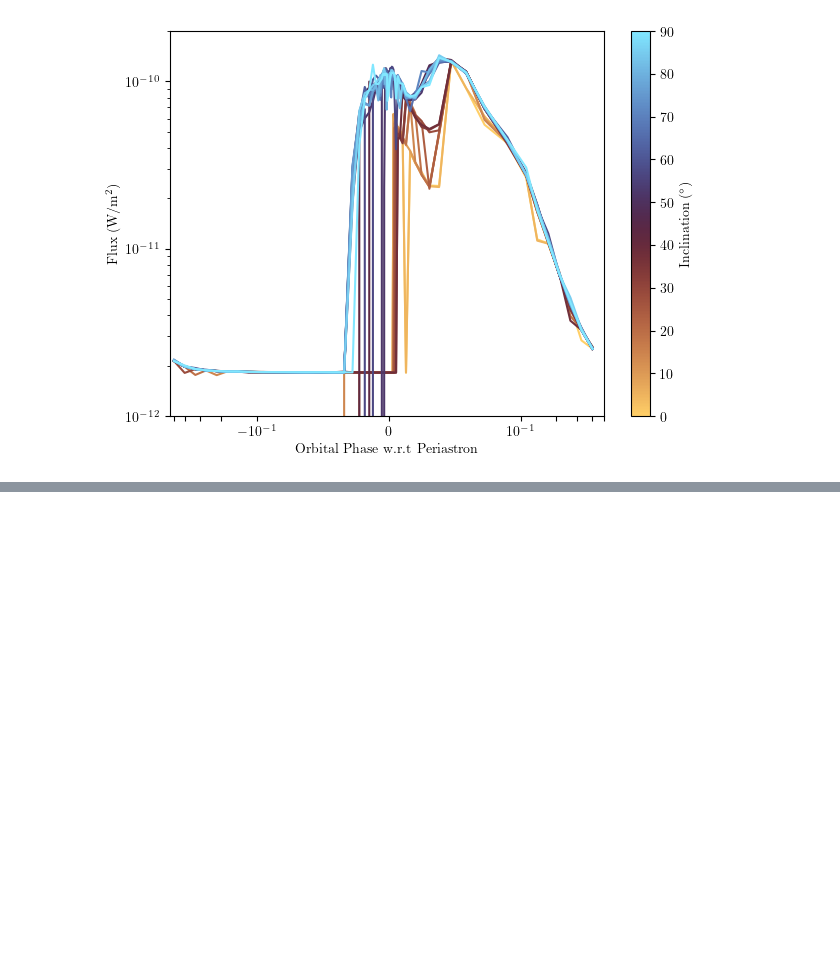
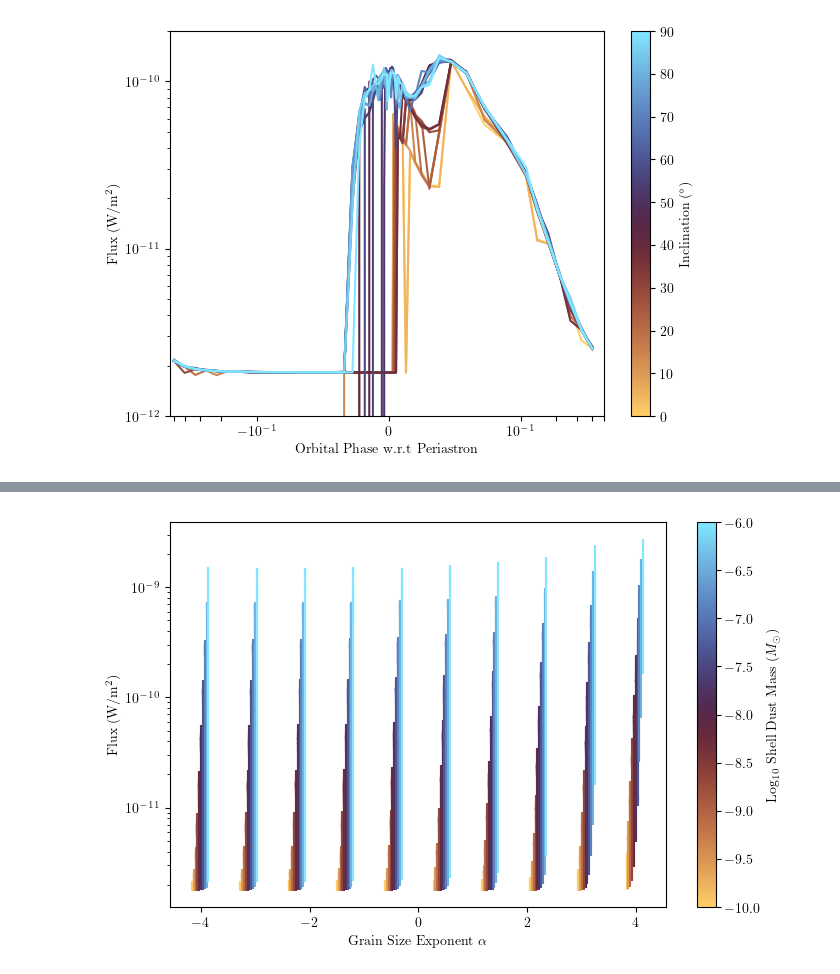
Before and after one commit to ryanwhite1/xenomorph, a Jupyter notebook: grid_runs.ipynb, the cells around one changed output, grey strips where cells are left out. Saved outputs shown, nothing was run; the diff lists cells and outputs as text; code cells hidden in the pictures; blank space fills up the shorter version.

```diff
--- a/grid_runs.ipynb
+++ b/grid_runs.ipynb
@@ -157,0 +194,20 @@ fig.savefig('Images/MRes_Plots/WR140_inclination_grid.pdf', dpi=400, bbox_inches
+# %%
+fig, ax = plt.subplots(figsize=(8, 5))
+
+for i, grain_size in enumerate(dust_parameter_grid['aexp']):
+    for j, dust_mass in enumerate(dust_parameter_grid['dust_mass']):
+        inds = np.where(dust_grid_array[j, i, :] > 0)[0]
+        ydata = dust_grid_array[j, i, inds]
+        ax.plot(np.ones(len(ydata))* grain_size + j/30 - 1/6, ydata, c=colours[j], rasterized=True)
+
+cmappable = ScalarMappable(Normalize(-10, -6))
+cmappable.set_cmap(cmap_name)
+plt.colorbar(cmappable, ax=ax, label=r'Log$_{10}$ Shell Dust Mass ($M_\odot$)')
+
+ax.set(xlabel=r'Grain Size Exponent $\alpha$', ylabel=r'Flux (W/m$^2$)',
+       yscale='log')
+
+fig.savefig('Images/MRes_Plots/Dust-mass-grain-min-max-range-lines.png', dpi=400, bbox_inches='tight')
+fig.savefig('Images/MRes_Plots/Dust-mass-grain-min-max-range-lines.pdf', dpi=400, bbox_inches='tight')
+# %% [output]
+[figure, added]
```
Also changed, not shown: parts of 9 cells of this notebook, 9 other files.
